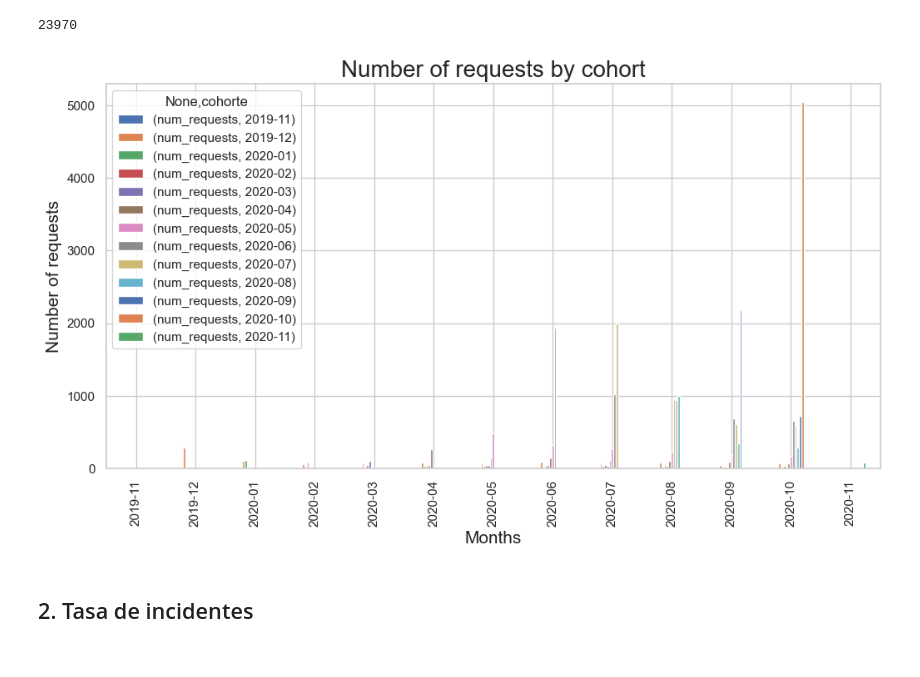
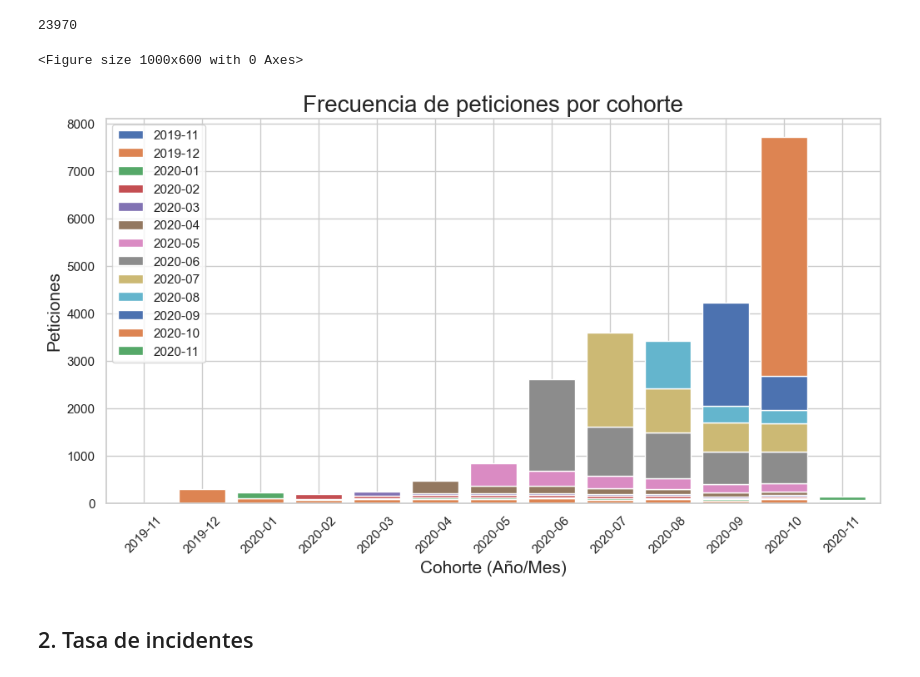
Before and after one commit to cutmountain/ironhack-data-analytics, a Jupyter notebook: modulo-1/sesion-15/project-1-ironhack-payments-es-main/ironhack-payments.ipynb, the cells around one changed output. Saved outputs shown, nothing was run; the diff lists cells and outputs as text; code cells hidden in the pictures.

```diff
--- a/modulo-1/sesion-15/project-1-ironhack-payments-es-main/ironhack-payments.ipynb
+++ b/modulo-1/sesion-15/project-1-ironhack-payments-es-main/ironhack-payments.ipynb
@@ -385,16 +396,26 @@ frequency_by_cohort['num_requests'].sum()
 # %% [output]
 23970
 # %%
-# Unstack multi-index
+# Unstack multi-index para gráfico
 requests_for_plot = frequency_by_cohort.unstack()
-# Crear gráfico!!!
-requests_for_plot.plot(kind="bar")
-plt.xlabel("Months", fontsize=15)
-plt.ylabel("Number of requests", fontsize=15)
-plt.title("Number of requests by cohort", fontsize=20)
-plt.show()
+
+# Preparar leyenda para gráfico
+legend_cohortes = [t[1] for t in requests_for_plot.columns]
-# %% [output]
-[figure, removed]
+# %%
+# Crear gráfico!!!
+plt.figure(figsize=(10, 6))
+#requests_for_plot.plot(kind="line", marker="o")
+#requests_for_plot.plot(kind="bar", width=1)
+requests_for_plot.plot(kind="bar", stacked=True, width=0.8)
+plt.title("Frecuencia de peticiones por cohorte", fontsize=20)
+plt.xlabel("Cohorte (Año/Mes)", fontsize=15)
+plt.ylabel("Peticiones", fontsize=15)
+plt.xticks(rotation=45)
+plt.legend(legend_cohortes)
+plt.show()
+# %% [output]
+<Figure size 1000x600 with 0 Axes>
+[figure, added]
 # %% [markdown]
 ## 2. Tasa de incidentes
 # %% [markdown]
```
Also changed, not shown: parts of 43 cells of this notebook.
